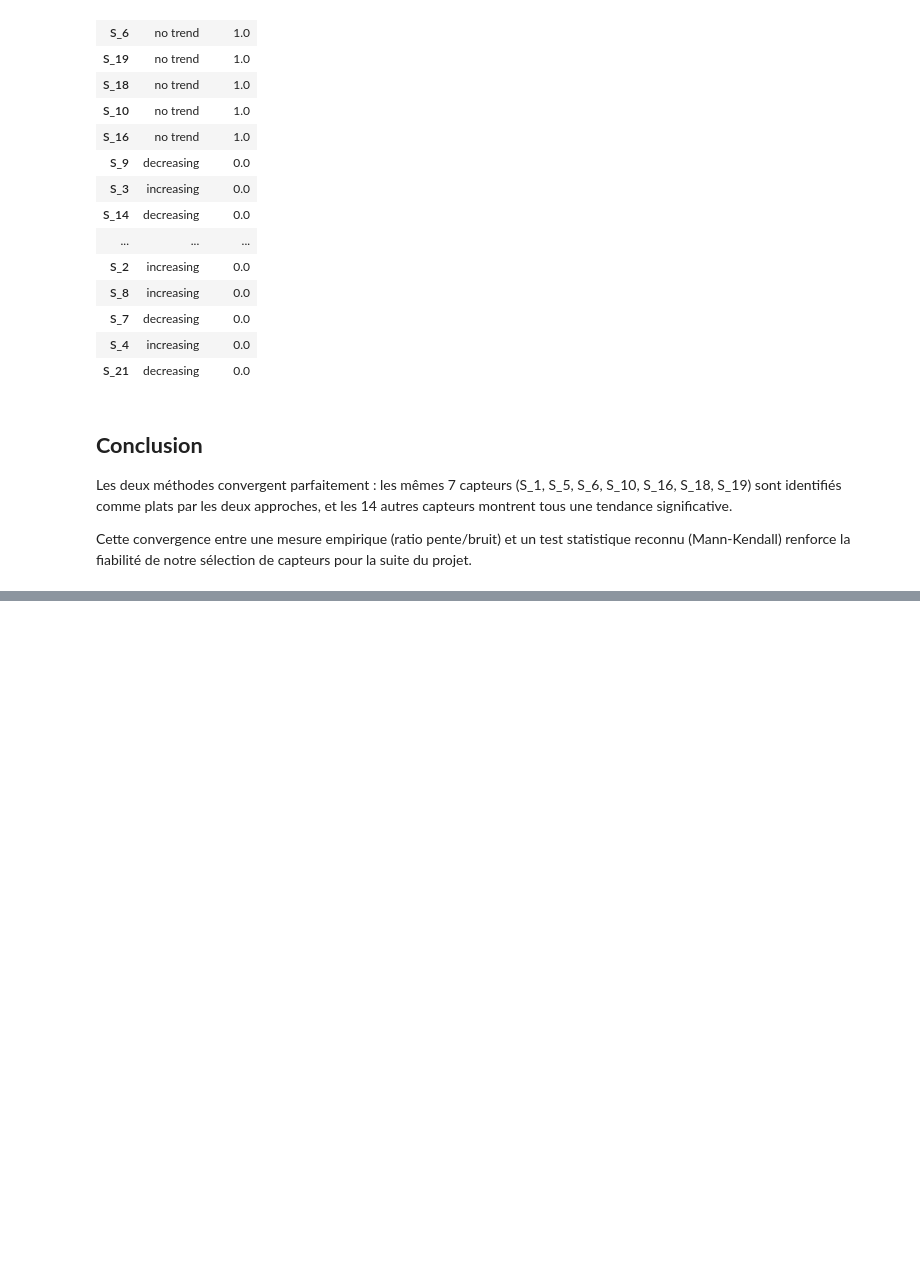
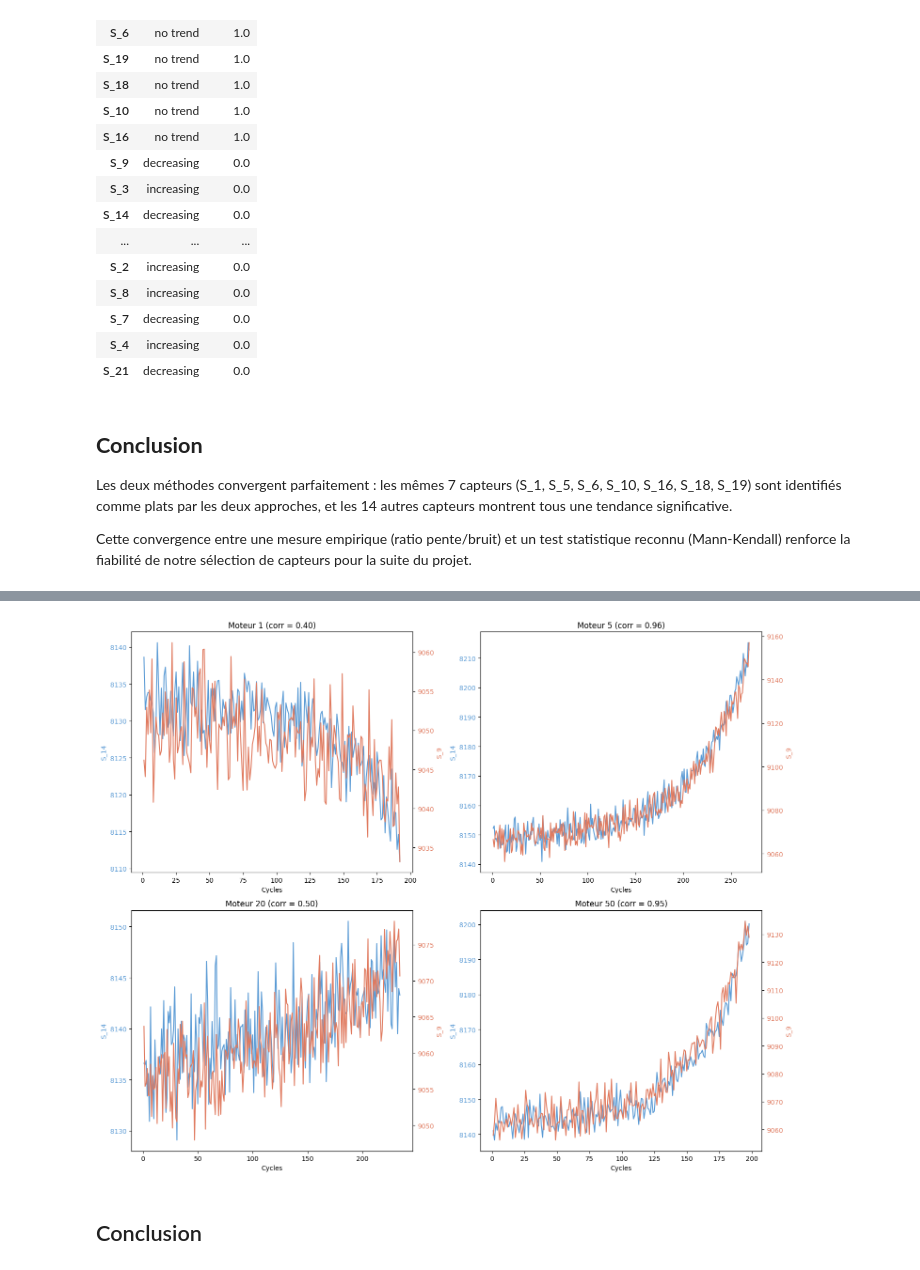
Before and after one commit to WilsonBrade/projet7-maintenance-predictive, a Jupyter notebook: notebooks/01_eda.ipynb, the cells around one changed output, grey strips where cells are left out. Saved outputs shown, nothing was run; the diff lists cells and outputs as text; code cells hidden in the pictures; blank space fills up the shorter version.

```diff
--- a/notebooks/01_eda.ipynb
+++ b/notebooks/01_eda.ipynb
@@ -284,0 +358,30 @@ Cette convergence entre une mesure empirique (ratio pente/bruit) et un test stat
+# %%
+fig, axes = plt.subplots(2, 2, figsize=(15, 12))
+axes = axes.flatten()
+axes.set_title('Analyse de corrélation des capteurs ')
+
+unites_test = [1, 5, 20, 50]
+
+for idx, unit in enumerate(unites_test):
+    moteur_test = train_df[train_df['unit_number'] == unit]
+    corr_val = moteur_test['S_14'].corr(moteur_test['S_9'])
+
+    ax1 = axes[idx]
+    ax1.plot(moteur_test['time_cycles'], moteur_test['S_14'], color='#5b9bd5', label='S_14')
+    ax1.set_xlabel('Cycles')
+    ax1.set_ylabel('S_14', color='#5b9bd5')
+    ax1.tick_params(axis='y', labelcolor='#5b9bd5')
+
+    ax2 = ax1.twinx()
+    ax2.plot(moteur_test['time_cycles'], moteur_test['S_9'], color='#e07a5f', label='S_9')
+    ax2.set_ylabel('S_9', color='#e07a5f')
+    ax2.tick_params(axis='y', labelcolor='#e07a5f')
+
+    ax1.set_title(f'Moteur {unit} (corr = {corr_val:.2f})')
+
+fig.tight_layout()
+plt.show()
+# %% [output]
+[figure, added]
+# %% [markdown]
+## Conclusion
```
Also changed, not shown: parts of 10 cells of this notebook.
